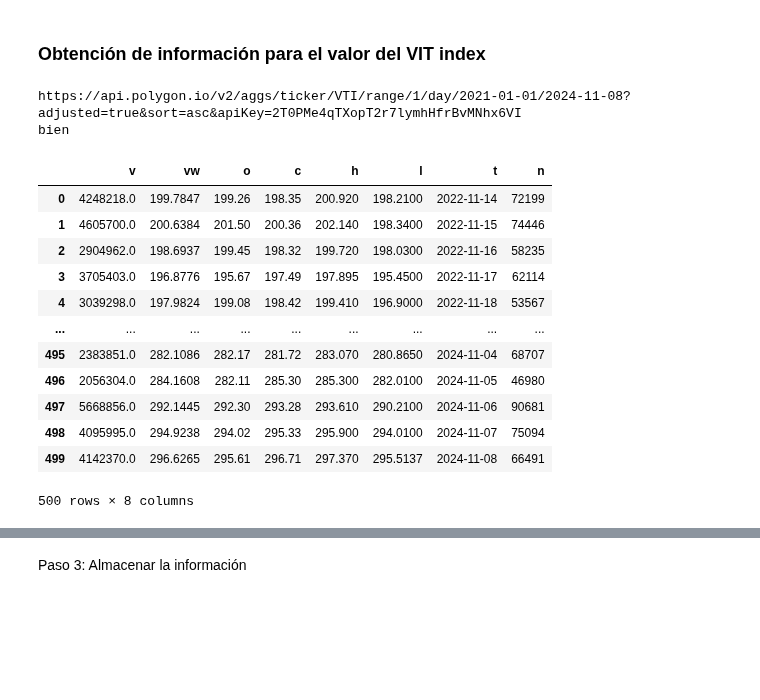
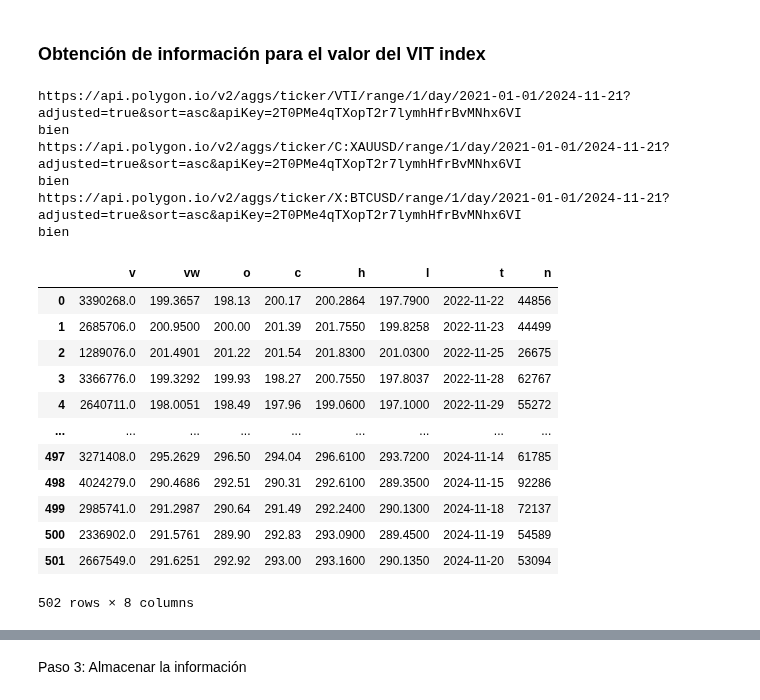
Before and after one commit to diegomacaya/proyecto_DataScience_DMS, a Jupyter notebook: src/Proyecto_Data_Science.ipynb, the cells around one changed output, grey strips where cells are left out. Drawn from its saved outputs; the diff is of its cells as text; code cells hidden in the pictures; blank space fills up the shorter version.

Commit message:
nuevos activos

```diff
--- a/src/Proyecto_Data_Science.ipynb
+++ b/src/Proyecto_Data_Science.ipynb
@@ -446,29 +446,43 @@ def api_activos(key_activos, activo, timespan='day', start_date=None, end_date=N
 # Llamar a la función para cada activo y guardar los datos en archivos CSV separados
 
 # Obtener y guardar datos del VTI
-historical_data_vti = api_activos(key_activos, activos['VTI'], 'day', "2021-01-01", "2024-11-08")
+historical_data_vti = api_activos(key_activos, activos['VTI'], 'day', "2021-01-01", "2024-11-21")
 vti = pd.DataFrame(historical_data_vti)
 guardar_csv(vti, '../data/VTI_historical_data.csv')
+
+historical_data_oro = api_activos(key_activos, activos['Oro'], 'day', "2021-01-01", "2024-11-21")
+oro = pd.DataFrame(historical_data_oro)
+guardar_csv(vti, '../data/oro_historical_data.csv')
+
+historical_data_btc = api_activos(key_activos, activos['Bitcoin'], 'day', "2021-01-01", "2024-11-21")
+btc = pd.DataFrame(historical_data_btc)
+guardar_csv(btc, '../data/btc_historical_data.csv')
 # %% [output]
-https://api.polygon.io/v2/aggs/ticker/VTI/range/1/day/2021-01-01/2024-11-08?adjusted=true&sort=asc&apiKey=2T0PMe4qTXopT2r7lymhHfrBvMNhx6VI
+https://api.polygon.io/v2/aggs/ticker/VTI/range/1/day/2021-01-01/2024-11-21?adjusted=true&sort=asc&apiKey=2T0PMe4qTXopT2r7lymhHfrBvMNhx6VI
 bien
+https://api.polygon.io/v2/aggs/ticker/C:XAUUSD/range/1/day/2021-01-01/2024-11-21?adjusted=true&sort=asc&apiKey=2T0PMe4qTXopT2r7lymhHfrBvMNhx6VI
+bien
+https://api.polygon.io/v2/aggs/ticker/X:BTCUSD/range/1/day/2021-01-01/2024-11-21?adjusted=true&sort=asc&apiKey=2T0PMe4qTXopT2r7lymhHfrBvMNhx6VI
+bien
 # %%
 
 # convertir a fecha
 
 vti['t'] = pd.to_datetime(vti['t'], unit='ms').dt.strftime('%Y-%m-%d')
+oro['t'] = pd.to_datetime(oro['t'], unit='ms').dt.strftime('%Y-%m-%d')
+btc['t'] = pd.to_datetime(btc['t'], unit='ms').dt.strftime('%Y-%m-%d')
 vti
 # %% [output]
 |  | v | vw | o | c | h | l | t | n |
-| 0 | 4248218.0 | 199.7847 | 199.26 | 198.35 | 200.920 | 198.2100 | 2022-11-14 | 72199 |
-| 1 | 4605700.0 | 200.6384 | 201.50 | 200.36 | 202.140 | 198.3400 | 2022-11-15 | 74446 |
-| 2 | 2904962.0 | 198.6937 | 199.45 | 198.32 | 199.720 | 198.0300 | 2022-11-16 | 58235 |
-| 3 | 3705403.0 | 196.8776 | 195.67 | 197.49 | 197.895 | 195.4500 | 2022-11-17 | 62114 |
-| 4 | 3039298.0 | 197.9824 | 199.08 | 198.42 | 199.410 | 196.9000 | 2022-11-18 | 53567 |
+| 0 | 3390268.0 | 199.3657 | 198.13 | 200.17 | 200.2864 | 197.7900 | 2022-11-22 | 44856 |
+| 1 | 2685706.0 | 200.9500 | 200.00 | 201.39 | 201.7550 | 199.8258 | 2022-11-23 | 44499 |
+| 2 | 1289076.0 | 201.4901 | 201.22 | 201.54 | 201.8300 | 201.0300 | 2022-11-25 | 26675 |
+| 3 | 3366776.0 | 199.3292 | 199.93 | 198.27 | 200.7550 | 197.8037 | 2022-11-28 | 62767 |
+| 4 | 2640711.0 | 198.0051 | 198.49 | 197.96 | 199.0600 | 197.1000 | 2022-11-29 | 55272 |
 | ... | ... | ... | ... | ... | ... | ... | ... | ... |
-| 495 | 2383851.0 | 282.1086 | 282.17 | 281.72 | 283.070 | 280.8650 | 2024-11-04 | 68707 |
-| 496 | 2056304.0 | 284.1608 | 282.11 | 285.30 | 285.300 | 282.0100 | 2024-11-05 | 46980 |
-| 497 | 5668856.0 | 292.1445 | 292.30 | 293.28 | 293.610 | 290.2100 | 2024-11-06 | 90681 |
-| 498 | 4095995.0 | 294.9238 | 294.02 | 295.33 | 295.900 | 294.0100 | 2024-11-07 | 75094 |
-| 499 | 4142370.0 | 296.6265 | 295.61 | 296.71 | 297.370 | 295.5137 | 2024-11-08 | 66491 |
+| 497 | 3271408.0 | 295.2629 | 296.50 | 294.04 | 296.6100 | 293.7200 | 2024-11-14 | 61785 |
+| 498 | 4024279.0 | 290.4686 | 292.51 | 290.31 | 292.6100 | 289.3500 | 2024-11-15 | 92286 |
+| 499 | 2985741.0 | 291.2987 | 290.64 | 291.49 | 292.2400 | 290.1300 | 2024-11-18 | 72137 |
+| 500 | 2336902.0 | 291.5761 | 289.90 | 292.83 | 293.0900 | 289.4500 | 2024-11-19 | 54589 |
+| 501 | 2667549.0 | 291.6251 | 292.92 | 293.00 | 293.1600 | 290.1350 | 2024-11-20 | 53094 |
-500 rows × 8 columns
+502 rows × 8 columns
```
Also changed, not shown: parts of 16 cells of this notebook, 8 other files.
